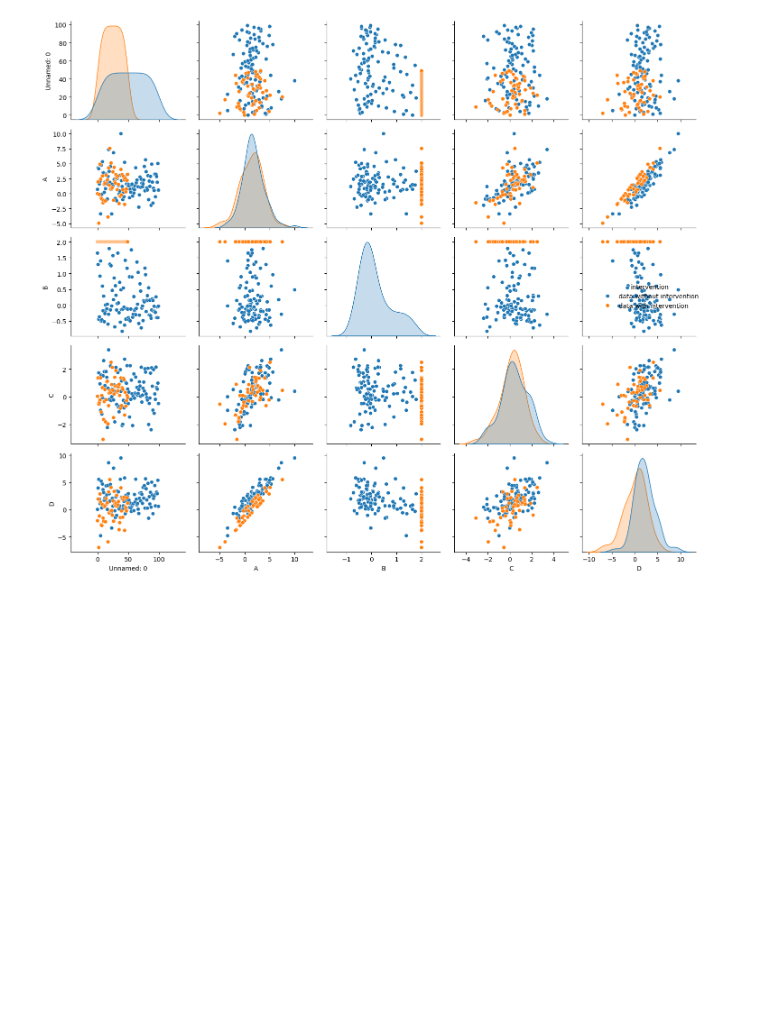
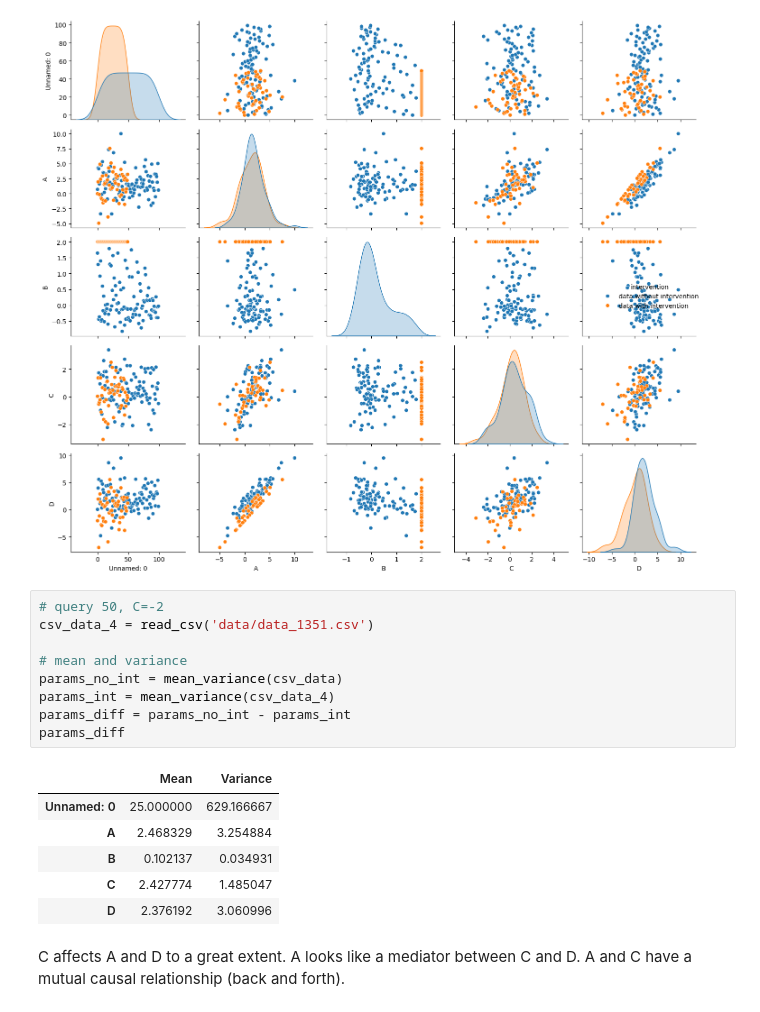
Before and after one commit to amapy-00/miniproject_3_02463, a Jupyter notebook: first_trial_andrea.ipynb, the cells around one changed output. Cells and saved outputs as stored; diff of their text form; blank space fills up the shorter version.

```diff
--- a/first_trial_andrea.ipynb
+++ b/first_trial_andrea.ipynb
@@ -256,3 +256,21 @@ plt.tight_layout()
 plt.show()
 # %% [output]
 [figure]
+# %%
+# query 50, C=-2
+csv_data_4 = read_csv('data/data_1351.csv')
+
+# mean and variance
+params_no_int = mean_variance(csv_data)
+params_int = mean_variance(csv_data_4)
+params_diff = params_no_int - params_int
+params_diff
+# %% [output]
+|  | Mean | Variance |
+| Unnamed: 0 | 25.000000 | 629.166667 |
+| A | 2.468329 | 3.254884 |
+| B | 0.102137 | 0.034931 |
+| C | 2.427774 | 1.485047 |
+| D | 2.376192 | 3.060996 |
+# %% [markdown]
+C affects A and D to a great extent. A looks like a mediator between C and D. A and C have a mutual causal relationship (back and forth).
```
Also changed, not shown: 1 other file.
